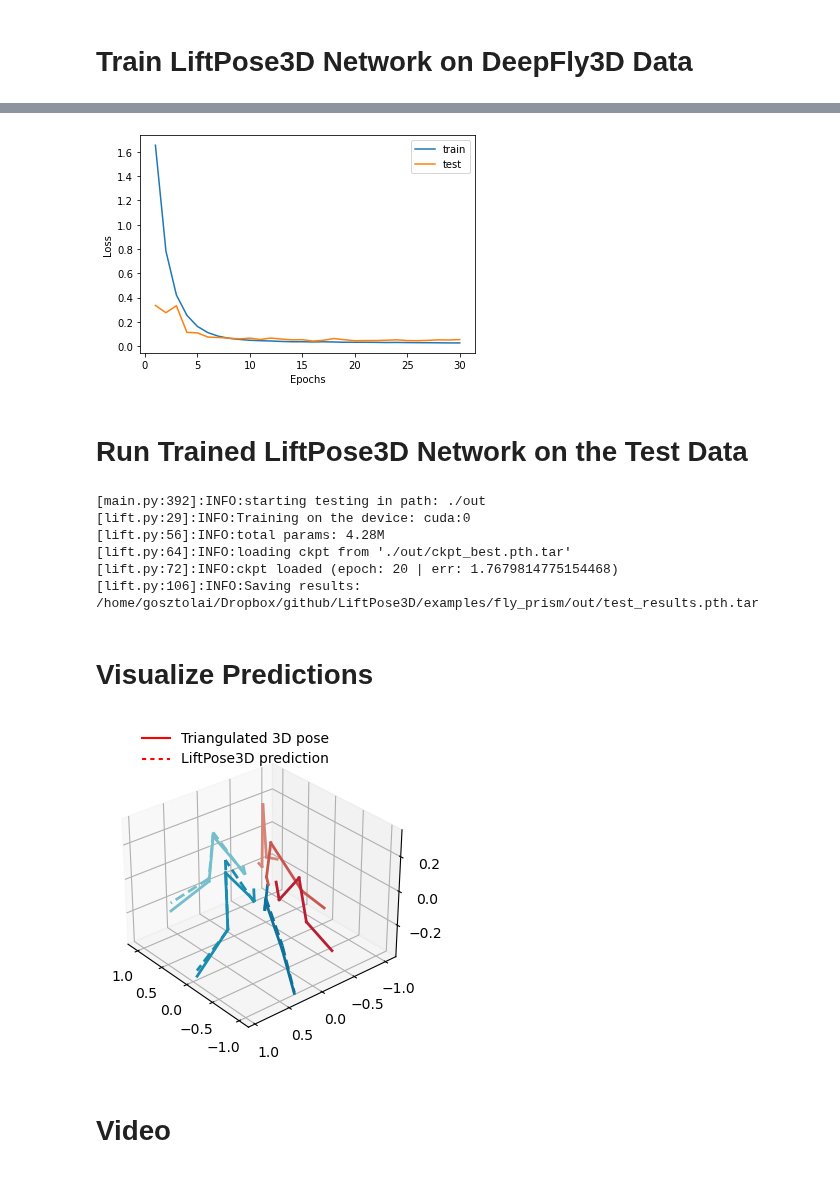
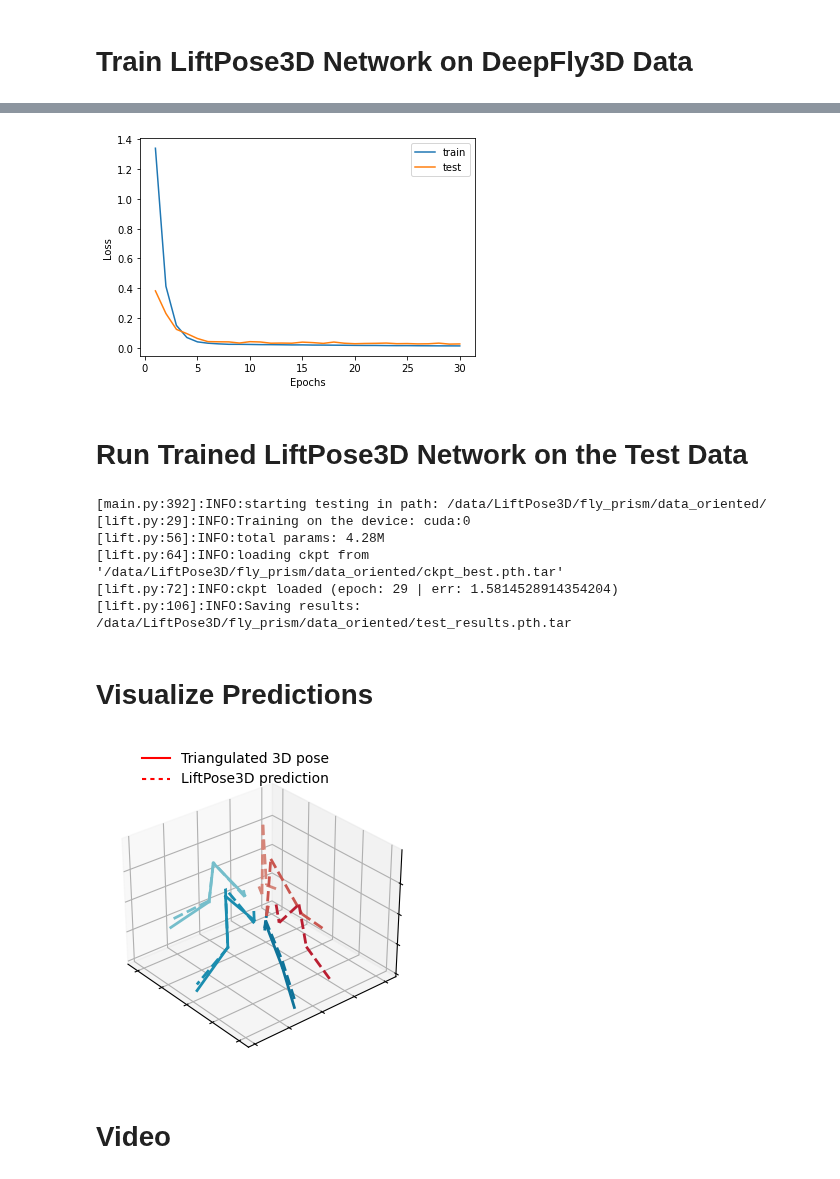
Before and after one commit to NeLy-EPFL/LiftPose3D, a Jupyter notebook: examples/fly_prism/fly_prism.ipynb, the cells around one changed output, grey strips where cells are left out. Saved outputs shown, nothing was run; the diff lists cells and outputs as text; code cells hidden in the pictures.

```diff
--- a/examples/fly_prism/fly_prism.ipynb
+++ b/examples/fly_prism/fly_prism.ipynb
@@ -16,11 +16,11 @@ import glob
 reload(logging)
 logger = logging.getLogger(__name__).setLevel(logging.INFO)
 
-# decleare data parameters
+# declare data parameters
 par_train = {'data_dir'       : '/data/LiftPose3D/fly_prism/data_oriented/',#mac/ubuntu path
              #'data_dir'       : r"\Users\NeLy\Desktop\fly_prism/data_oriented/training_data", #windows path
-             'out_dir'        : './out',
-             "train_subjects" : ["001","003","003"],
+             'out_dir'        : '/data/LiftPose3D/fly_prism/data_oriented/',
+             "train_subjects" : ["001","002","003"],
              'test_subjects'  : ["004"],
              'actions'        : ['PR']}
 
@@ -71,19 +71,19 @@ from liftpose.plot import read_log_train, plot_log_train
 epoch, lr, loss_train, loss_test, err_test = read_log_train(par['out_dir'])
 plot_log_train(plt.gca(), loss_train, loss_test, epoch)
 # %% [output]
-[figure, old version]
+[figure, new version]
 # %% [markdown]
 # Run Trained LiftPose3D Network on the Test Data
 # %%
 from liftpose.main import test as lp3d_test
 lp3d_test(par['out_dir'])
 # %% [output]
-[main.py:392]:INFO:starting testing in path: ./out
+[main.py:392]:INFO:starting testing in path: /data/LiftPose3D/fly_prism/data_oriented/
 [lift.py:29]:INFO:Training on the device: cuda:0
 [lift.py:56]:INFO:total params: 4.28M
-[lift.py:64]:INFO:loading ckpt from './out/ckpt_best.pth.tar'
-[lift.py:72]:INFO:ckpt loaded (epoch: 20 | err: 1.7679814775154468)
-[lift.py:106]:INFO:Saving results: /home/gosztolai/Dropbox/github/LiftPose3D/examples/fly_prism/out/test_results.pth.tar
+[lift.py:64]:INFO:loading ckpt from '/data/LiftPose3D/fly_prism/data_oriented/ckpt_best.pth.tar'
+[lift.py:72]:INFO:ckpt loaded (epoch: 29 | err: 1.5814528914354204)
+[lift.py:106]:INFO:Saving results: /data/LiftPose3D/fly_prism/data_oriented/test_results.pth.tar
 # %% [markdown]
 # Visualize Predictions
 # %%
@@ -94,26 +94,26 @@ test_3d_pred *= 2.5/400
 # %%
 # https://stackoverflow.com/a/38865534/7554774
 # conda install ipympl
 #%matplotlib widget
 from liftpose.preprocess import add_roots
 %matplotlib inline
 from liftpose.plot import plot_pose_3d
 
 fig = plt.figure(figsize=plt.figaspect(1), dpi=100)
 ax = fig.add_subplot(111, projection='3d')
 ax.view_init(elev=30, azim=140)
 
 t = 1000
 plot_pose_3d(ax, tar=test_3d_gt[t],
             pred=test_3d_pred[t],
             bones=par_data["vis"]["bones"],
             limb_id=par_data["vis"]["limb_id"],
             colors=par_data["vis"]["colors"],
             good_keypts=good_keypts[t][:,None],
-            show_gt_always=True,
+            show_pred_always=True,
             legend=True)
 # %% [output]
-[figure, old version]
+[figure, new version]
 # %% [markdown]
 # Video
 # %%
```
Also changed, not shown: parts of 4 cells of this notebook, 5 other files.
